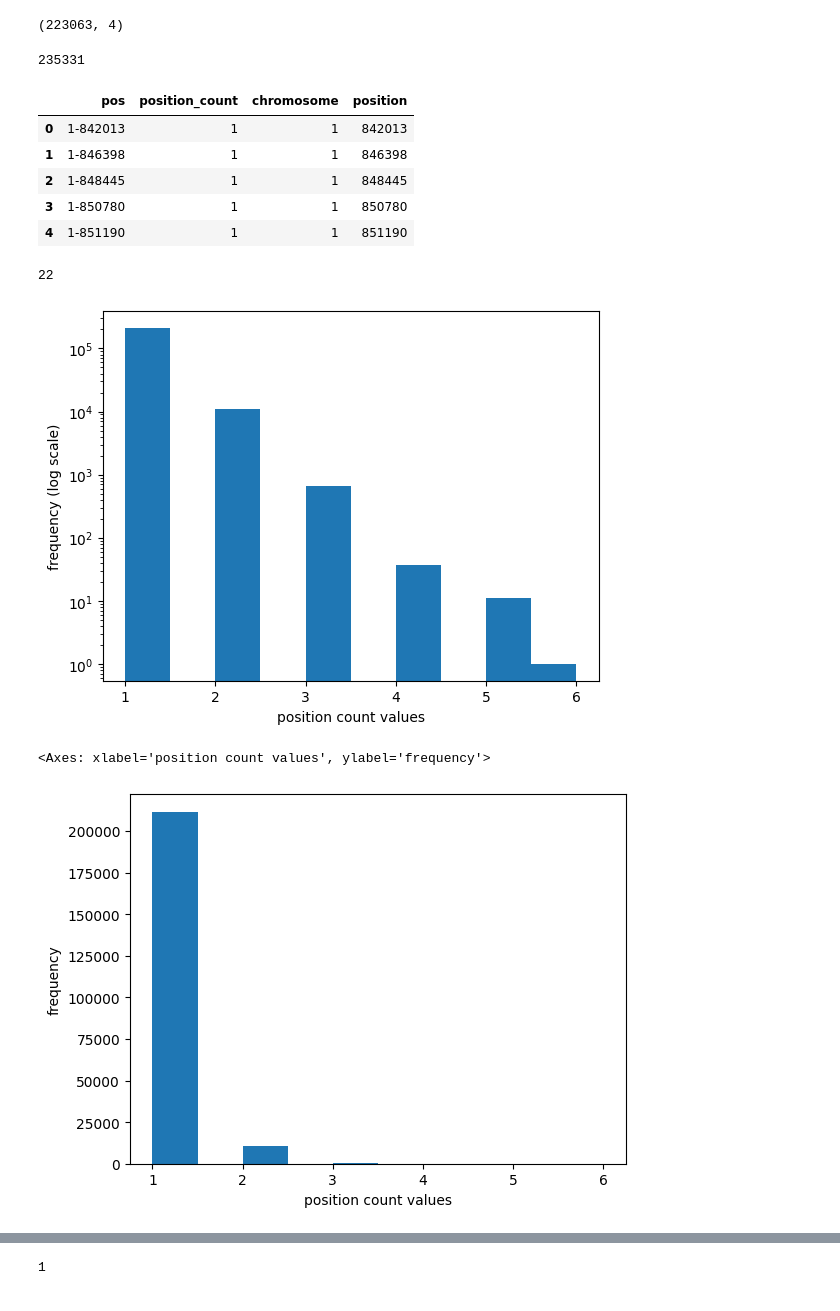
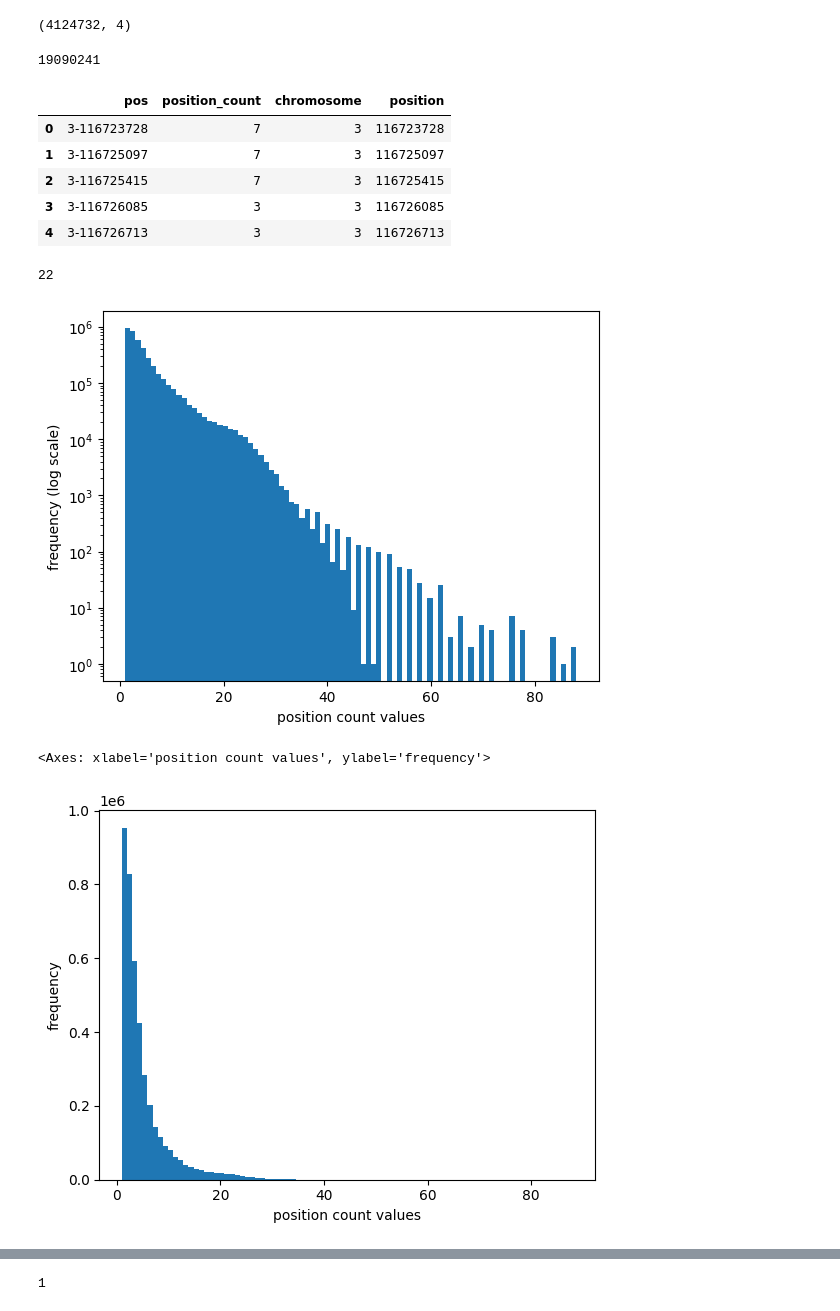
Before and after one commit to junkha/ba_biomed, a Jupyter notebook: analysis/analyse_position_count_mmml_onek1k.ipynb, the cells around one changed output, grey strips where cells are left out. Drawn from its saved outputs; the diff is of its cells as text; code cells hidden in the pictures.

Commit message:
analyse position count on intersection

```diff
--- a/analysis/analyse_position_count_mmml_onek1k.ipynb
+++ b/analysis/analyse_position_count_mmml_onek1k.ipynb
@@ -2,26 +2,26 @@
 import matplotlib.pyplot as plt
 import pandas as pd
 # %%
-ser = pd.read_json("/home/junkhann/daten/LOH_position_count_mmml_onek1k.json", typ="series", dtype={str})
+ser = pd.read_json("/home/junkhann/daten/intersect_position_count.json", typ="series", dtype={str})
 df = ser.to_frame("position_count")
 df = df.reset_index(names="pos")
 df[["chromosome", "position"]] = df["pos"].str.split("-", n=1, expand=True)
 df.shape
 # %% [output]
-(223063, 4)
+(4124732, 4)
 # %%
 df["position_count"].sum()
 # %% [output]
-235331
+19090241
 # %%
 df.head()
 # %% [output]
 |  | pos | position_count | chromosome | position |
-| 0 | 1-842013 | 1 | 1 | 842013 |
-| 1 | 1-846398 | 1 | 1 | 846398 |
-| 2 | 1-848445 | 1 | 1 | 848445 |
-| 3 | 1-850780 | 1 | 1 | 850780 |
-| 4 | 1-851190 | 1 | 1 | 851190 |
+| 0 | 3-116723728 | 7 | 3 | 116723728 |
+| 1 | 3-116725097 | 7 | 3 | 116725097 |
+| 2 | 3-116725415 | 7 | 3 | 116725415 |
+| 3 | 3-116726085 | 3 | 3 | 116726085 |
+| 4 | 3-116726713 | 3 | 3 | 116726713 |
 # %%
 df["chromosome"].nunique()
 # %% [output]
@@ -30,18 +30,18 @@ df["chromosome"].nunique()
 threshold = 40
 # %%
 # plot with log scale
-df["position_count"].plot(kind="hist", xlabel="position count values", ylabel="frequency (log scale)")
+df["position_count"].plot(kind="hist", bins=88, xlabel="position count values", ylabel="frequency (log scale)")
 plt.yscale('log')
 #plt.axvline(x=threshold, color="r")
 # %% [output]
-[figure, old version]
+[figure, new version]
 # %%
 # plot without log scale
-df["position_count"].plot(kind="hist", xlabel="position count values", ylabel="frequency")
+df["position_count"].plot(kind="hist", bins=88, xlabel="position count values", ylabel="frequency")
 #plt.axvline(x=threshold, color="r")
 # %% [output]
 <Axes: xlabel='position count values', ylabel='frequency'>
-[figure, old version]
+[figure, new version]
 # %%
 df["position_count"].median()
 # %% [output]
```
Also changed, not shown: parts of 4 cells of this notebook.
